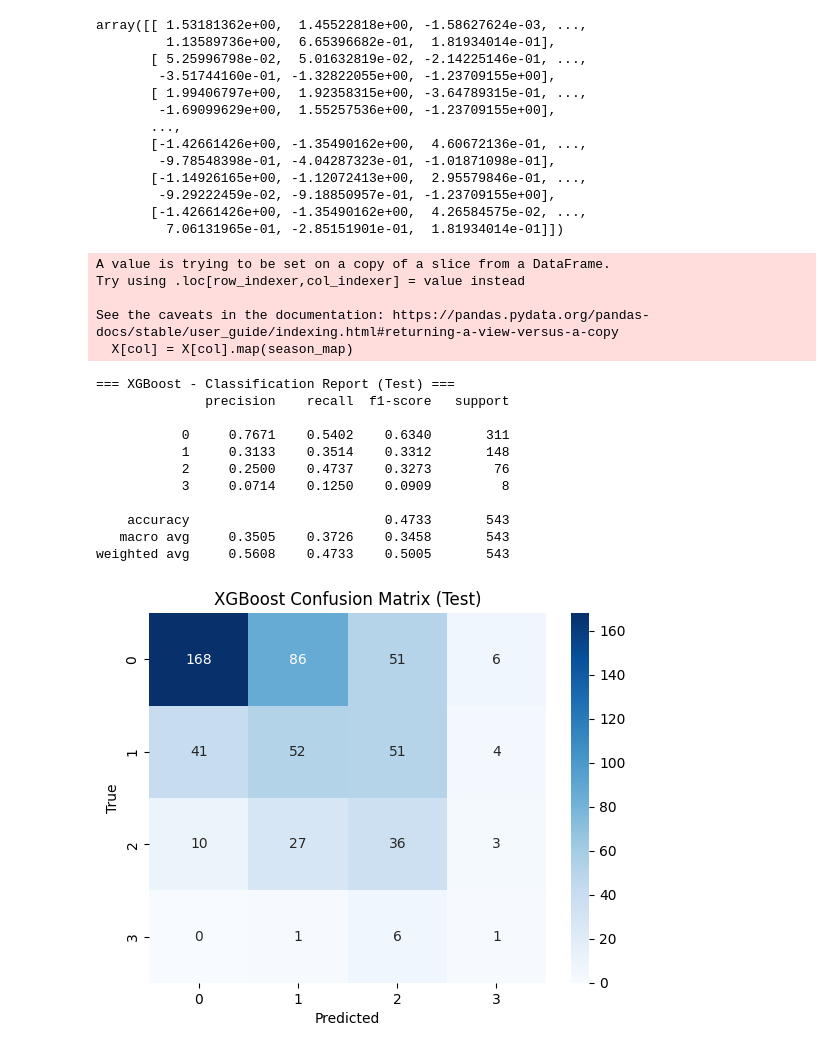
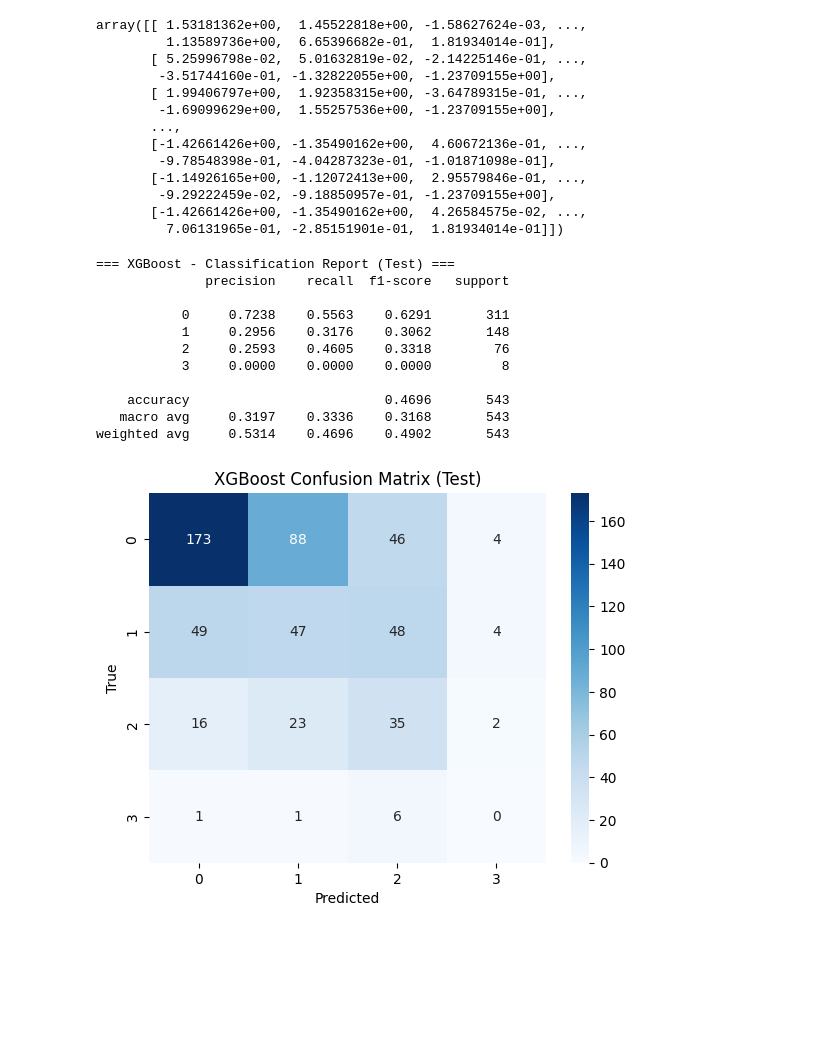
Before and after one commit to dadezz/ML_Problematic_Internet_Use, a Jupyter notebook: src/main.ipynb, the cells around one changed output. Cells and saved outputs as stored; diff of their text form; code cells hidden in the pictures; blank space fills up the shorter version.

```diff
--- a/src/main.ipynb
+++ b/src/main.ipynb
@@ -235,13 +235,9 @@ def tune_and_train_xgboost(X_train, y_train, X_val, y_val, num_classes, n_trials
 
     return model_final, study
 
-def test_xgboost(model, X_test, y_test, scaler, Imputer, classes=["0","1","2","3"], SEED=42):
+def test_xgboost(model, X_test, y_test, classes=["0","1","2","3"], SEED=42):
 
-    X_test = season_map(X_test)
-    X_test_imputed = Imputer.fit_transform(X_test)
-    X_test_scaled = scaler.transform(X_test_imputed)
-
-    y_pred = model.predict(X_test_scaled)
+    y_pred = model.predict(X_test)
     print("=== XGBoost - Classification Report (Test) ===")
     print(classification_report(y_test, y_pred, digits=4))
     cm = confusion_matrix(y_test, y_pred)
@@ -605,19 +601,14 @@ def tune_hyperparameters(X_tr, y_tr, X_val, y_val, _num_features, _num_classes,
     final_model = tuner.hypermodel.build(best_hps)
 
 
-    # Ora addestra questo modello finale su TUTTI i dati di training (training + validation)
-    # per dargli più dati possibili prima del test finale.
-    X_tr_full = np.concatenate([X_tr, X_val])
-    y_tr_full = np.concatenate([y_tr, y_val])
-
     print("\n💪 Addestramento del modello finale con i parametri ottimali...")
 
     history = final_model.fit(
-        X_tr_full, y_tr_full,
+        X_tr, y_tr,
         epochs=500, # Addestra per più epoche, l'early stopping si occuperà di fermarsi
         validation_data=(X_val, y_val),
         callbacks=[
-            tf.keras.callbacks.EarlyStopping(monitor='val_loss', patience=75),
+            tf.keras.callbacks.EarlyStopping(monitor='val_loss', patience=75, restore_best_weights=True),
             tf.keras.callbacks.ReduceLROnPlateau(monitor='val_loss', factor=0.2, patience=25, min_lr=1e-6)
         ],
         class_weight=weights,
@@ -626,12 +617,10 @@ def tune_hyperparameters(X_tr, y_tr, X_val, y_val, _num_features, _num_classes,
 
     final_model.save('neural_network_tuned_model.h5')
 
-    return X_tr_full, y_tr_full, final_model
+    return final_model
 
 
 def test_ann_pipeline(X_test, y_test, final_model, rf, classes=["0","1","2","3"]):
-    X_test = season_map(X_test)
-
     # RF cascade per ottenere la feature aggiuntiva sul test
     X_test_aug = rf_cascade_predict(X_test, rf)
 
@@ -745,6 +734,14 @@ Reloading Tuner from my_keras_tuner\dwm_tuning\tuner0.json
 WARNING:absl:You are saving your model as an HDF5 file via `model.save()` or `keras.saving.save_model(model)`. This file format is considered legacy. We recommend using instead the native Keras format ...
 # %% [markdown]
 # Test dei modelli
+# %%
+X_test11 = X_test.copy()
+X_test11 = X_test11[features_list]
+
+X_test11 = season_map(X_test11)
+
+X_test_imputed = imputer.transform(X_test11)
+X_test_scaled = scaler.transform(X_test_imputed)
 # %%
 X_tr
 # %% [output]
@@ -956,24 +899,19 @@ array([[ 1.53181362e+00,  1.45522818e+00, -1.58627624e-03, ...,
        [-1.42661426e+00, -1.35490162e+00,  4.26584575e-02, ...,
          7.06131965e-01, -2.85151901e-01,  1.81934014e-01]])
 # %%
-test_xgboost(model1, X_test11, y_test, scaler, imputer)
+test_xgboost(model1, X_test_scaled, y_test)
 # %% [output]
-A value is trying to be set on a copy of a slice from a DataFrame.
-Try using .loc[row_indexer,col_indexer] = value instead
+=== XGBoost - Classification Report (Test) ===
+              precision    recall  f1-score   support
 
-See the caveats in the documentation: https://pandas.pydata.org/pandas-docs/stable/user_guide/indexing.html#returning-a-view-versus-a-copy
-  X[col] = X[col].map(season_map)
+           0     0.7238    0.5563    0.6291       311
+           1     0.2956    0.3176    0.3062       148
+           2     0.2593    0.4605    0.3318        76
+           3     0.0000    0.0000    0.0000         8
+
+    accuracy                         0.4696       543
+   macro avg     0.3197    0.3336    0.3168       543
+weighted avg     0.5314    0.4696    0.4902       543
-=== XGBoost - Classification Report (Test) ===
-              precision    recall  f1-score   support
-
-           0     0.7671    0.5402    0.6340       311
-           1     0.3133    0.3514    0.3312       148
-           2     0.2500    0.4737    0.3273        76
-           3     0.0714    0.1250    0.0909         8
-
-    accuracy                         0.4733       543
-   macro avg     0.3505    0.3726    0.3458       543
-weighted avg     0.5608    0.4733    0.5005       543
-[figure, old version]
+[figure, new version]
 # %%
 
```
Also changed, not shown: parts of 7 cells of this notebook, 3 other files.
